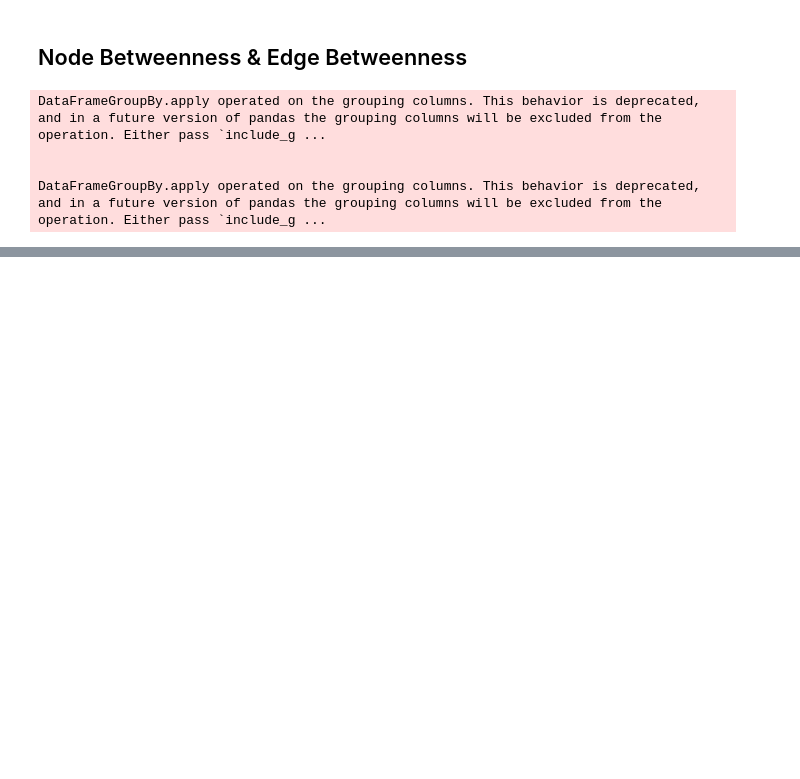
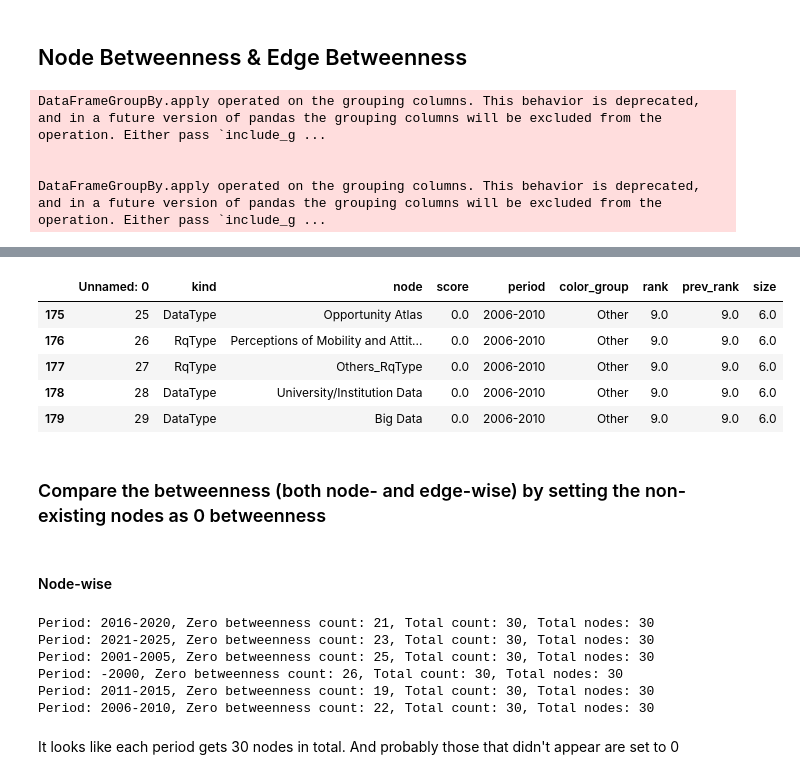
Before and after one commit to SereneKim/meta-welath_mobility, a Jupyter notebook: notebooks/11_feature-only-kg.ipynb, the cells around one changed output, grey strips where cells are left out. Cells and saved outputs as stored; diff of their text form; code cells hidden in the pictures; blank space fills up the shorter version.

```diff
--- a/notebooks/11_feature-only-kg.ipynb
+++ b/notebooks/11_feature-only-kg.ipynb
@@ -955,0 +1227,26 @@ DataFrameGroupBy.apply operated on the grouping columns. This behavior is deprec
+# %%
+all_top_betweenness_df[all_top_betweenness_df['score'] == 0].tail()
+# %% [output]
+|  | Unnamed: 0 | kind | node | score | period | color_group | rank | prev_rank | size |
+| 175 | 25 | DataType | Opportunity Atlas | 0.0 | 2006-2010 | Other | 9.0 | 9.0 | 6.0 |
+| 176 | 26 | RqType | Perceptions of Mobility and Attit... | 0.0 | 2006-2010 | Other | 9.0 | 9.0 | 6.0 |
+| 177 | 27 | RqType | Others_RqType | 0.0 | 2006-2010 | Other | 9.0 | 9.0 | 6.0 |
+| 178 | 28 | DataType | University/Institution Data | 0.0 | 2006-2010 | Other | 9.0 | 9.0 | 6.0 |
+| 179 | 29 | DataType | Big Data | 0.0 | 2006-2010 | Other | 9.0 | 9.0 | 6.0 |
+# %% [markdown]
+### Compare the betweenness (both node- and edge-wise) by setting the non-existing nodes as 0 betweenness
+# %% [markdown]
+#### Node-wise
+# %%
+for p in all_top_betweenness_df['period'].unique():
+    period_df = all_top_betweenness_df[all_top_betweenness_df['period'] == p]
+    print(f"Period: {p}, Zero betweenness count: {(period_df['score'] == 0).sum()}, Total count: {len(period_df)}, Total nodes: {period_df['node'].nunique()}")
+# %% [output]
+Period: 2016-2020, Zero betweenness count: 21, Total count: 30, Total nodes: 30
+Period: 2021-2025, Zero betweenness count: 23, Total count: 30, Total nodes: 30
+Period: 2001-2005, Zero betweenness count: 25, Total count: 30, Total nodes: 30
+Period: -2000, Zero betweenness count: 26, Total count: 30, Total nodes: 30
+Period: 2011-2015, Zero betweenness count: 19, Total count: 30, Total nodes: 30
+Period: 2006-2010, Zero betweenness count: 22, Total count: 30, Total nodes: 30
+# %% [markdown]
+It looks like each period gets 30 nodes in total. And probably those that didn't appear are set to 0
```
Also changed, not shown: parts of 35 cells of this notebook, 21 other files.
